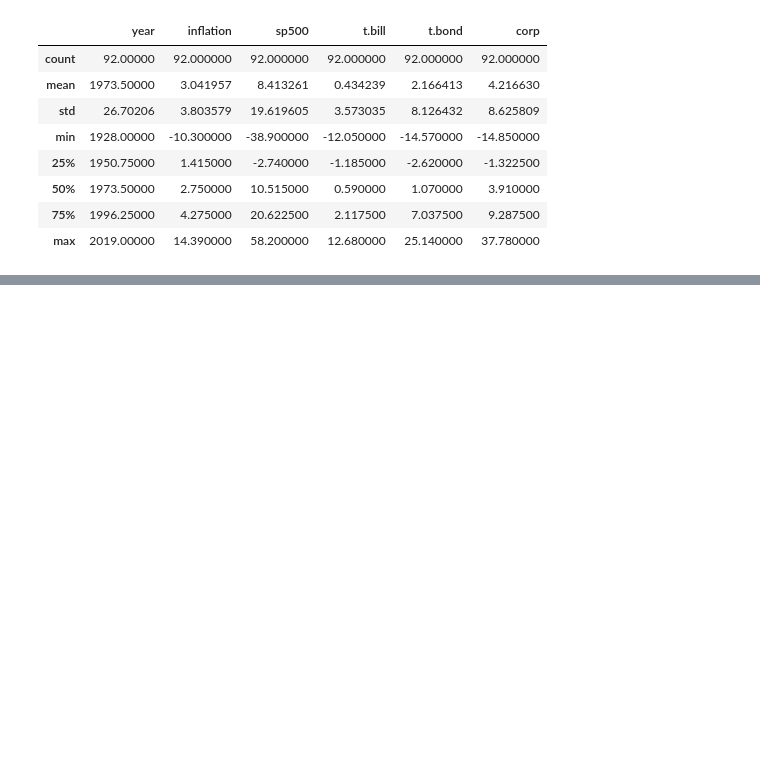
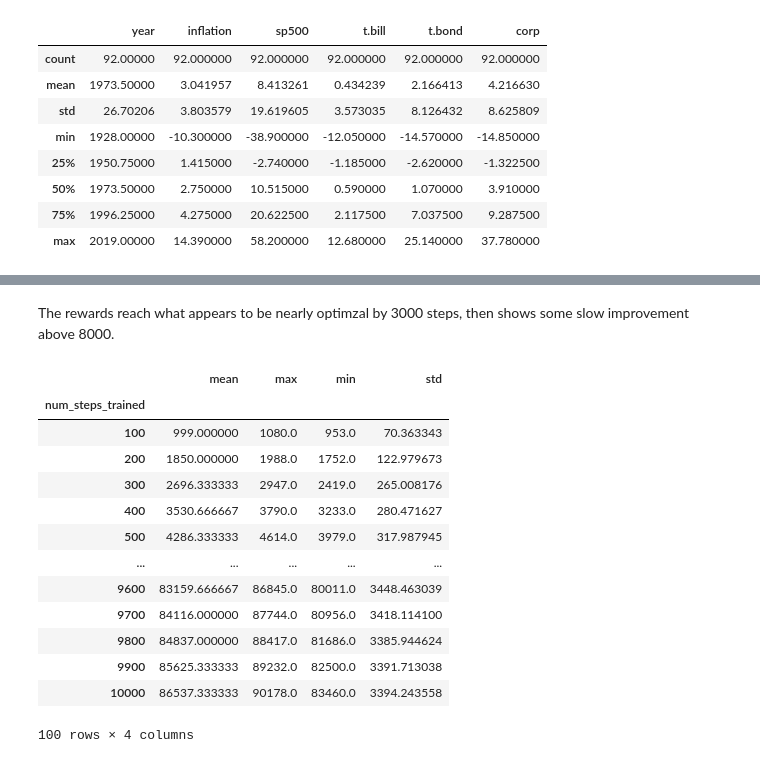
Before and after one commit to anyscale/academy, a Jupyter notebook: ray-rllib/multi-armed-bandits/06-Market-Example.ipynb, the cells around one changed output, grey strips where cells are left out. Drawn from its saved outputs; the diff is of its cells as text; code cells hidden in the pictures; blank space fills up the shorter version.

```diff
--- a/ray-rllib/multi-armed-bandits/06-Market-Example.ipynb
+++ b/ray-rllib/multi-armed-bandits/06-Market-Example.ipynb
@@ -214,0 +458,23 @@ TuneError: ('Trials did not complete', [contrib_LinUCB_MarketBandit_00000])
+# %% [markdown]
+The rewards reach what appears to be nearly optimzal by 3000 steps, then shows some slow improvement above 8000.
+# %%
+regrets = df_ts \
+    .groupby("num_steps_trained")["learner/cumulative_regret"] \
+    .aggregate(["mean", "max", "min", "std"])
+
+regrets
+# %% [output]
+|  | mean | max | min | std |
+| num_steps_trained |  |  |  |  |
+| 100 | 999.000000 | 1080.0 | 953.0 | 70.363343 |
+| 200 | 1850.000000 | 1988.0 | 1752.0 | 122.979673 |
+| 300 | 2696.333333 | 2947.0 | 2419.0 | 265.008176 |
+| 400 | 3530.666667 | 3790.0 | 3233.0 | 280.471627 |
+| 500 | 4286.333333 | 4614.0 | 3979.0 | 317.987945 |
+| ... | ... | ... | ... | ... |
+| 9600 | 83159.666667 | 86845.0 | 80011.0 | 3448.463039 |
+| 9700 | 84116.000000 | 87744.0 | 80956.0 | 3418.114100 |
+| 9800 | 84837.000000 | 88417.0 | 81686.0 | 3385.944624 |
+| 9900 | 85625.333333 | 89232.0 | 82500.0 | 3391.713038 |
+| 10000 | 86537.333333 | 90178.0 | 83460.0 | 3394.243558 |
+100 rows × 4 columns
```
Also changed, not shown: parts of 49 cells of this notebook, 6 other files.
